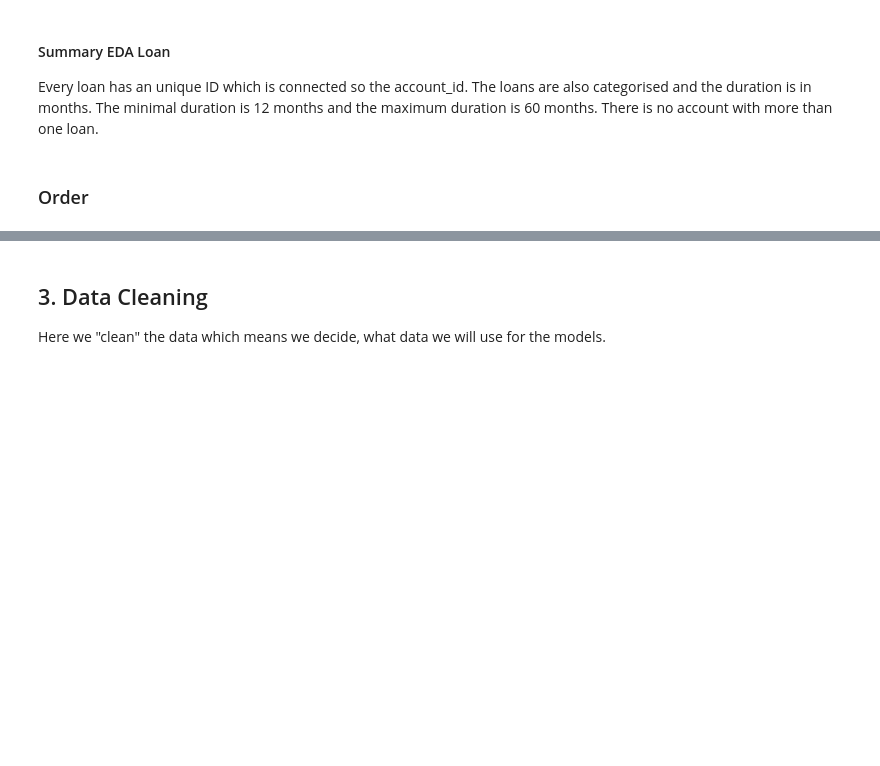
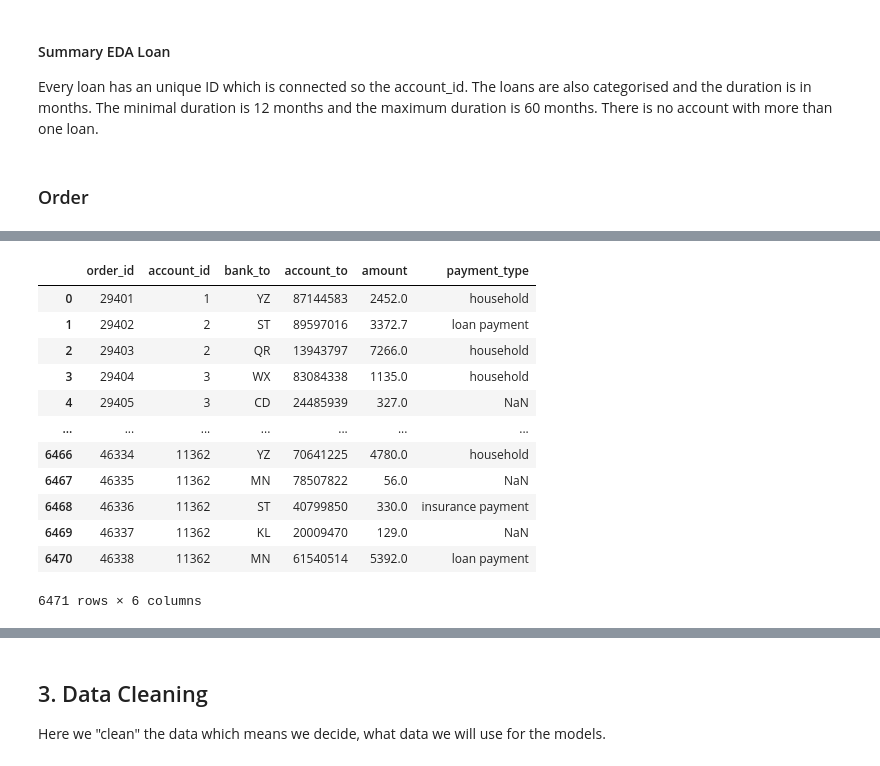
Before and after one commit to ChantalGisler/AML-Challenge, a Jupyter notebook: Code.ipynb, the cells around one changed output, grey strips where cells are left out. Saved outputs shown, nothing was run; the diff lists cells and outputs as text; code cells hidden in the pictures; blank space fills up the shorter version.

```diff
--- a/Code.ipynb
+++ b/Code.ipynb
@@ -489,0 +492,25 @@ order
+# %%
+# Changing the k_symbol to English
+order.rename(columns={'k_symbol': 'payment_type'}, inplace=True)
+payment_type_mapping = {
+    'POJISTNE': 'insurance payment',
+    'SIPO': 'household',
+    'LEASING': 'leasing',
+    'UVER': 'loan payment'
+}
+order['payment_type'] = order['payment_type'].map(payment_type_mapping)
+order
+# %% [output]
+|  | order_id | account_id | bank_to | account_to | amount | payment_type |
+| 0 | 29401 | 1 | YZ | 87144583 | 2452.0 | household |
+| 1 | 29402 | 2 | ST | 89597016 | 3372.7 | loan payment |
+| 2 | 29403 | 2 | QR | 13943797 | 7266.0 | household |
+| 3 | 29404 | 3 | WX | 83084338 | 1135.0 | household |
+| 4 | 29405 | 3 | CD | 24485939 | 327.0 | NaN |
+| ... | ... | ... | ... | ... | ... | ... |
+| 6466 | 46334 | 11362 | YZ | 70641225 | 4780.0 | household |
+| 6467 | 46335 | 11362 | MN | 78507822 | 56.0 | NaN |
+| 6468 | 46336 | 11362 | ST | 40799850 | 330.0 | insurance payment |
+| 6469 | 46337 | 11362 | KL | 20009470 | 129.0 | NaN |
+| 6470 | 46338 | 11362 | MN | 61540514 | 5392.0 | loan payment |
+6471 rows × 6 columns
```
Also changed, not shown: parts of 10 cells of this notebook.
